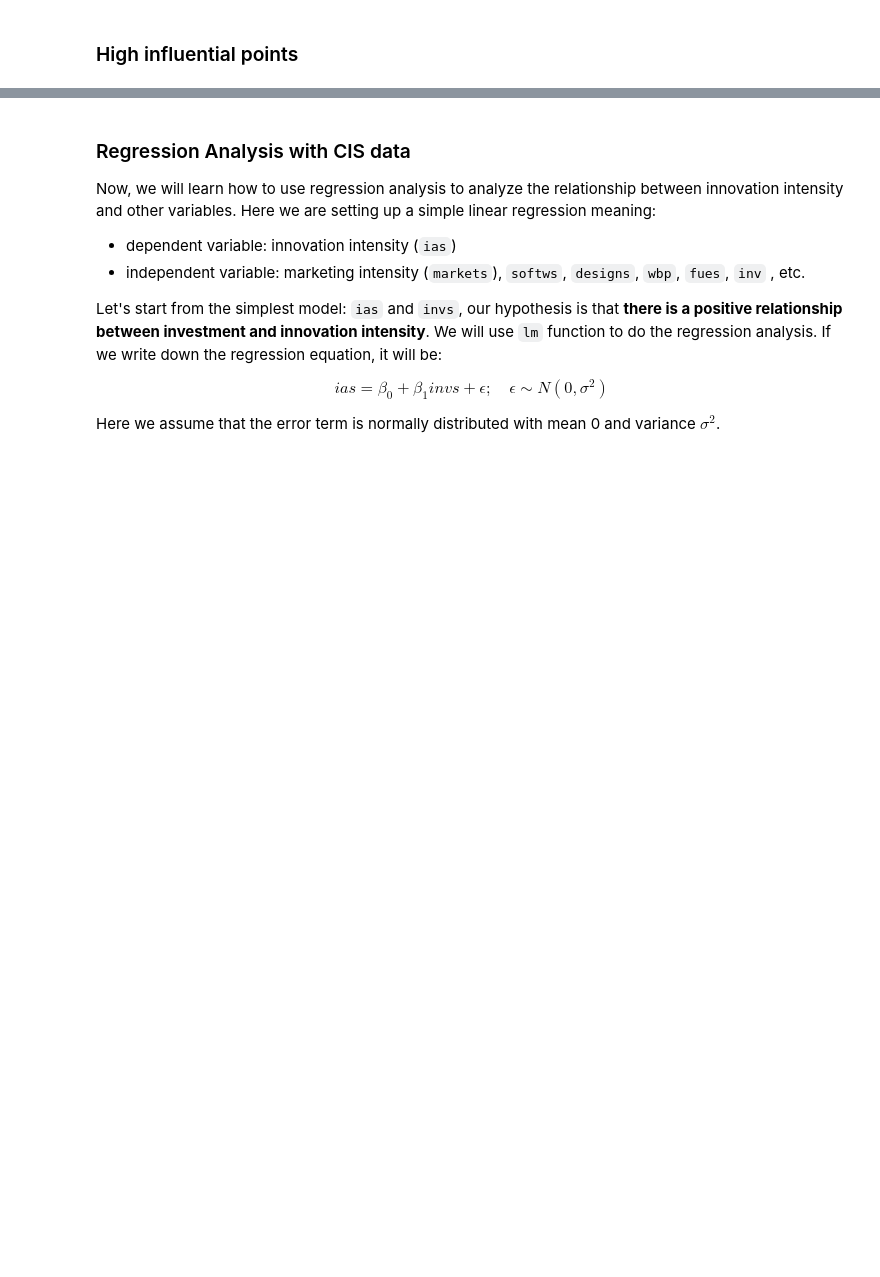
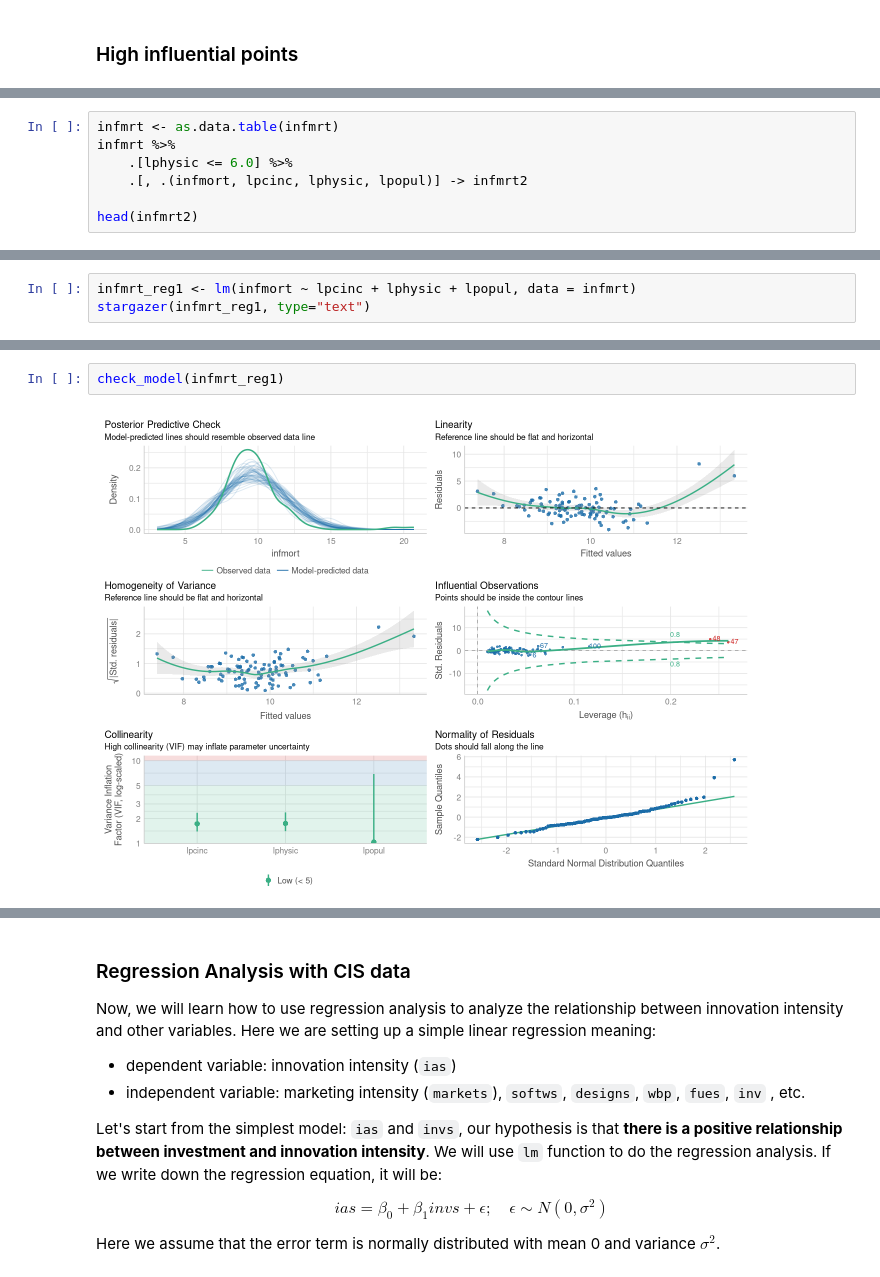
Before and after one commit to oceanumeric/data-science-go-small, a Jupyter notebook: all-in-one-for-the-exam/all-in-one.ipynb, the cells around one changed output, grey strips where cells are left out. Cells and saved outputs as stored; diff of their text form; blank space fills up the shorter version.

```diff
--- a/all-in-one-for-the-exam/all-in-one.ipynb
+++ b/all-in-one-for-the-exam/all-in-one.ipynb
@@ -2136,0 +2228,7 @@ str(infmrt)
+# %%
+infmrt <- as.data.table(infmrt)
+infmrt %>%
+    .[lphysic <= 6.0] %>%
+    .[, .(infmort, lpcinc, lphysic, lpopul)] -> infmrt2
+
+head(infmrt2)
@@ -2136,0 +2245,3 @@ str(infmrt)
+# %%
+infmrt_reg1 <- lm(infmort ~ lpcinc + lphysic + lpopul, data = infmrt)
+stargazer(infmrt_reg1, type="text")
@@ -2136,0 +2266,4 @@ str(infmrt)
+# %%
+check_model(infmrt_reg1)
+# %% [output]
+[figure, added]
```
Also changed, not shown: parts of 20 cells of this notebook, 1 other file.
